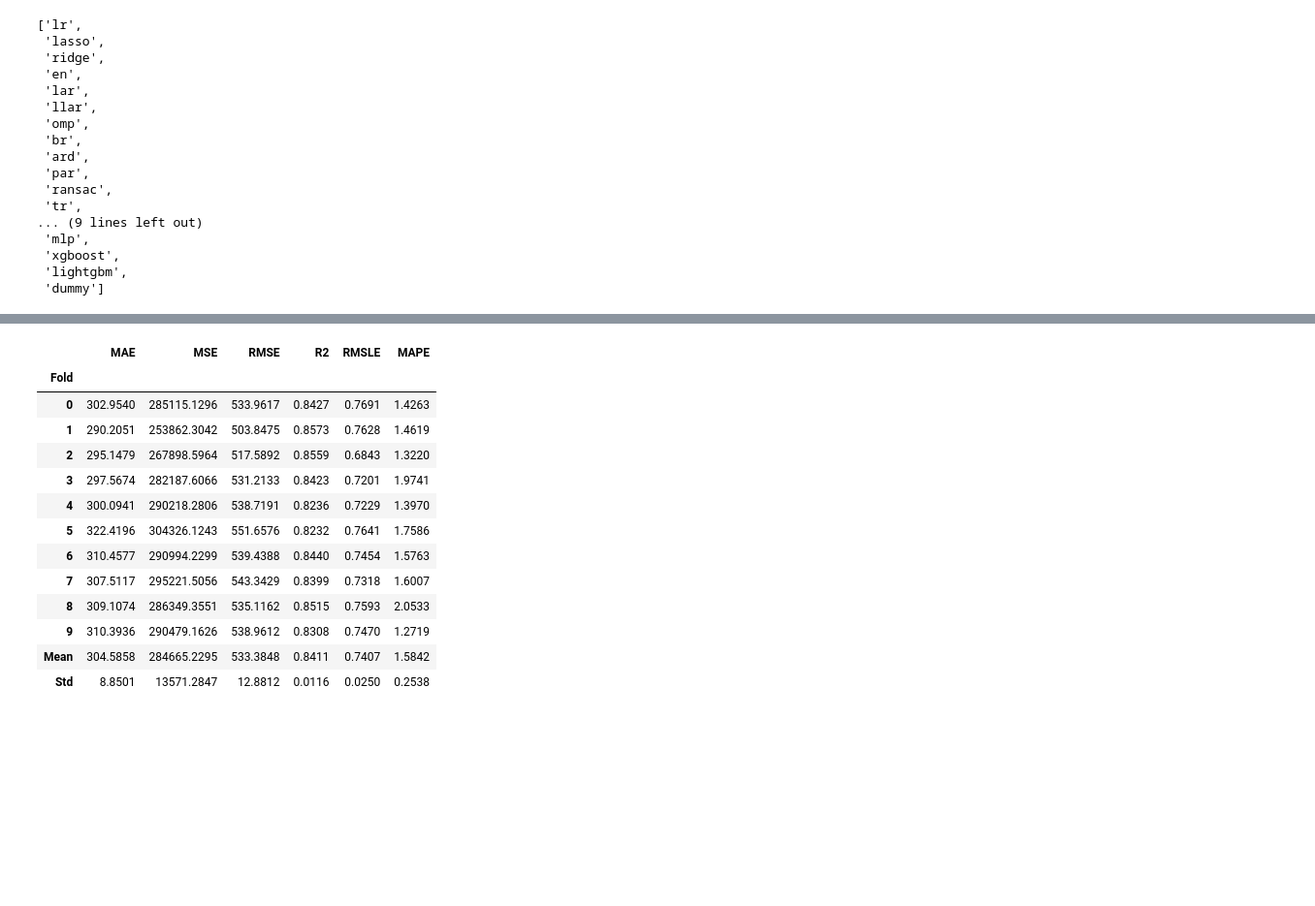
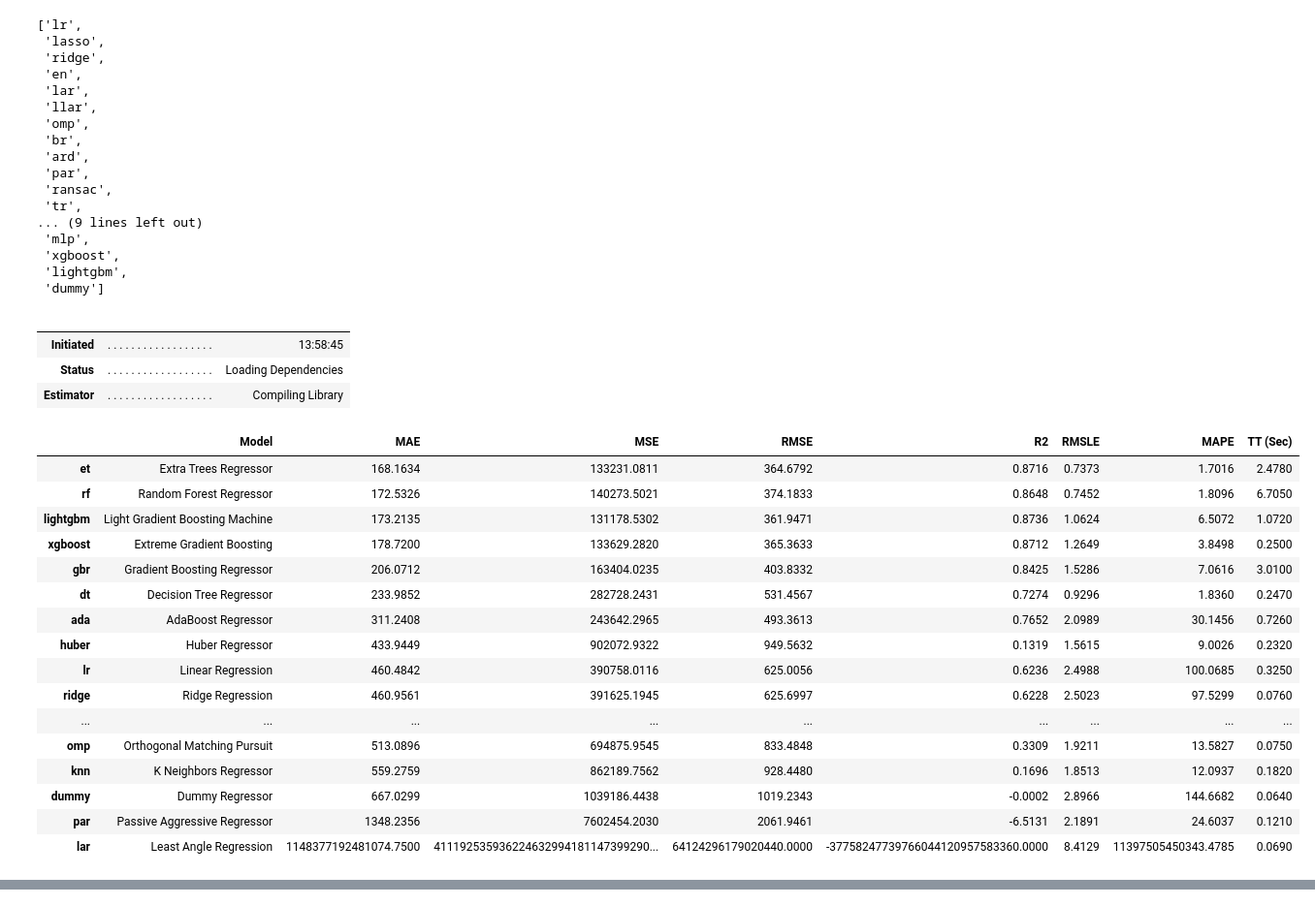
Before and after one commit to mikaelste/TDT4173-project, a Jupyter notebook: mats/pycret/model.ipynb, the cells around one changed output, grey strips where cells are left out. Shown at 97% size. Drawn from its saved outputs; the diff is of its cells as text; code cells hidden in the pictures; blank space fills up the shorter version.

```diff
--- a/mats/pycret/model.ipynb
+++ b/mats/pycret/model.ipynb
@@ -123,21 +131,29 @@ navn
  'lightgbm',
  'dummy']
 # %%
-# top3 = compare_models(n_select = 3, sort = 'MAE')
-extra_trees = create_model('et')
+top3 = compare_models(n_select=3, sort='MAE')
+# lightgmb = create_model('lightgbm', sort='MAE')
 # %% [output]
+|  |  |  |
+|  |  |  |
+| Initiated | . . . . . . . . . . . . . . . . . . | 13:58:45 |
+| Status | . . . . . . . . . . . . . . . . . . | Loading Dependencies |
+| Estimator | . . . . . . . . . . . . . . . . . . | Compiling Library |
+|  | Model | MAE | MSE | RMSE | R2 | RMSLE | MAPE | TT (Sec) |
+| et | Extra Trees Regressor | 168.1634 | 133231.0811 | 364.6792 | 0.8716 | 0.7373 | 1.7016 | 2.4780 |
+| rf | Random Forest Regressor | 172.5326 | 140273.5021 | 374.1833 | 0.8648 | 0.7452 | 1.8096 | 6.7050 |
+| lightgbm | Light Gradient Boosting Machine | 173.2135 | 131178.5302 | 361.9471 | 0.8736 | 1.0624 | 6.5072 | 1.0720 |
+| xgboost | Extreme Gradient Boosting | 178.7200 | 133629.2820 | 365.3633 | 0.8712 | 1.2649 | 3.8498 | 0.2500 |
+| gbr | Gradient Boosting Regressor | 206.0712 | 163404.0235 | 403.8332 | 0.8425 | 1.5286 | 7.0616 | 3.0100 |
+| dt | Decision Tree Regressor | 233.9852 | 282728.2431 | 531.4567 | 0.7274 | 0.9296 | 1.8360 | 0.2470 |
+| ada | AdaBoost Regressor | 311.2408 | 243642.2965 | 493.3613 | 0.7652 | 2.0989 | 30.1456 | 0.7260 |
+| huber | Huber Regressor | 433.9449 | 902072.9322 | 949.5632 | 0.1319 | 1.5615 | 9.0026 | 0.2320 |
+| lr | Linear Regression | 460.4842 | 390758.0116 | 625.0056 | 0.6236 | 2.4988 | 100.0685 | 0.3250 |
+| ridge | Ridge Regression | 460.9561 | 391625.1945 | 625.6997 | 0.6228 | 2.5023 | 97.5299 | 0.0760 |
+| ... | ... | ... | ... | ... | ... | ... | ... | ... |
+| omp | Orthogonal Matching Pursuit | 513.0896 | 694875.9545 | 833.4848 | 0.3309 | 1.9211 | 13.5827 | 0.0750 |
+| knn | K Neighbors Regressor | 559.2759 | 862189.7562 | 928.4480 | 0.1696 | 1.8513 | 12.0937 | 0.1820 |
+| dummy | Dummy Regressor | 667.0299 | 1039186.4438 | 1019.2343 | -0.0002 | 2.8966 | 144.6682 | 0.0640 |
+| par | Passive Aggressive Regressor | 1348.2356 | 7602454.2030 | 2061.9461 | -6.5131 | 2.1891 | 24.6037 | 0.1210 |
+| lar | Least Angle Regression | 1148377192481074.7500 | 411192535936224632994181147399290... | 64124296179020440.0000 | -37758247739766044120957583360.0000 | 8.4129 | 11397505450343.4785 | 0.0690 |
 [interactive output not drawn]
-|  | MAE | MSE | RMSE | R2 | RMSLE | MAPE |
-| Fold |  |  |  |  |  |  |
-| 0 | 302.9540 | 285115.1296 | 533.9617 | 0.8427 | 0.7691 | 1.4263 |
-| 1 | 290.2051 | 253862.3042 | 503.8475 | 0.8573 | 0.7628 | 1.4619 |
-| 2 | 295.1479 | 267898.5964 | 517.5892 | 0.8559 | 0.6843 | 1.3220 |
-| 3 | 297.5674 | 282187.6066 | 531.2133 | 0.8423 | 0.7201 | 1.9741 |
-| 4 | 300.0941 | 290218.2806 | 538.7191 | 0.8236 | 0.7229 | 1.3970 |
-| 5 | 322.4196 | 304326.1243 | 551.6576 | 0.8232 | 0.7641 | 1.7586 |
-| 6 | 310.4577 | 290994.2299 | 539.4388 | 0.8440 | 0.7454 | 1.5763 |
-| 7 | 307.5117 | 295221.5056 | 543.3429 | 0.8399 | 0.7318 | 1.6007 |
-| 8 | 309.1074 | 286349.3551 | 535.1162 | 0.8515 | 0.7593 | 2.0533 |
-| 9 | 310.3936 | 290479.1626 | 538.9612 | 0.8308 | 0.7470 | 1.2719 |
-| Mean | 304.5858 | 284665.2295 | 533.3848 | 0.8411 | 0.7407 | 1.5842 |
-| Std | 8.8501 | 13571.2847 | 12.8812 | 0.0116 | 0.0250 | 0.2538 |
```
Also changed, not shown: parts of 16 cells of this notebook, 27 other files.
